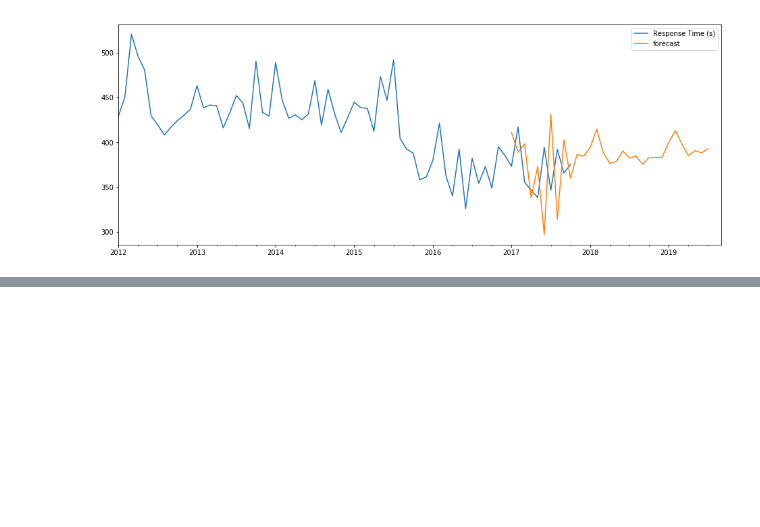
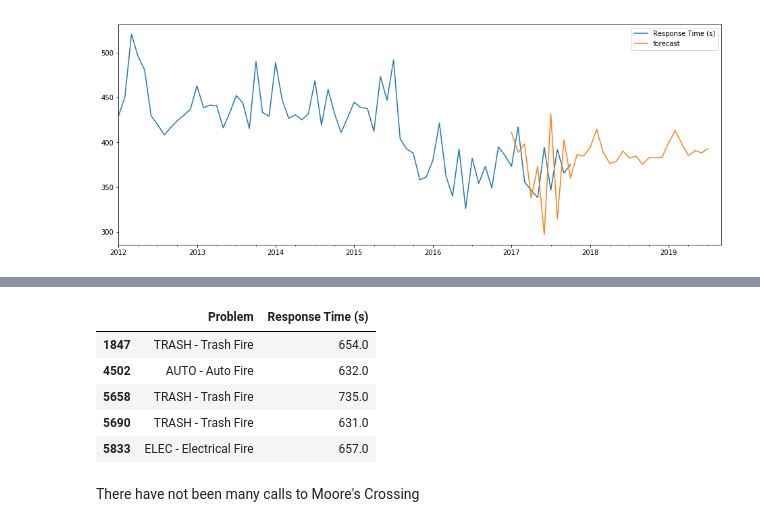
Before and after one commit to madderle/Hack-Austin, a Jupyter notebook: Response Area Response Time Prediction.ipynb, the cells around one changed output, grey strips where cells are left out. Saved outputs shown, nothing was run; the diff lists cells and outputs as text; code cells hidden in the pictures; blank space fills up the shorter version.

```diff
--- a/Response Area Response Time Prediction.ipynb
+++ b/Response Area Response Time Prediction.ipynb
@@ -322,0 +456,11 @@ future_final_df.to_csv('Response Time Prediction for RA 00-GN.csv')
+# %%
+detail_final_df[['Problem','Response Time (s)']][detail_final_df['Response Area (COA Only)']=='00-4209']
+# %% [output]
+|  | Problem | Response Time (s) |
+| 1847 | TRASH - Trash Fire | 654.0 |
+| 4502 | AUTO - Auto Fire | 632.0 |
+| 5658 | TRASH - Trash Fire | 735.0 |
+| 5690 | TRASH - Trash Fire | 631.0 |
+| 5833 | ELEC - Electrical Fire | 657.0 |
+# %% [markdown]
+There have not been many calls to Moore's Crossing
```
Also changed, not shown: parts of 63 cells of this notebook.
